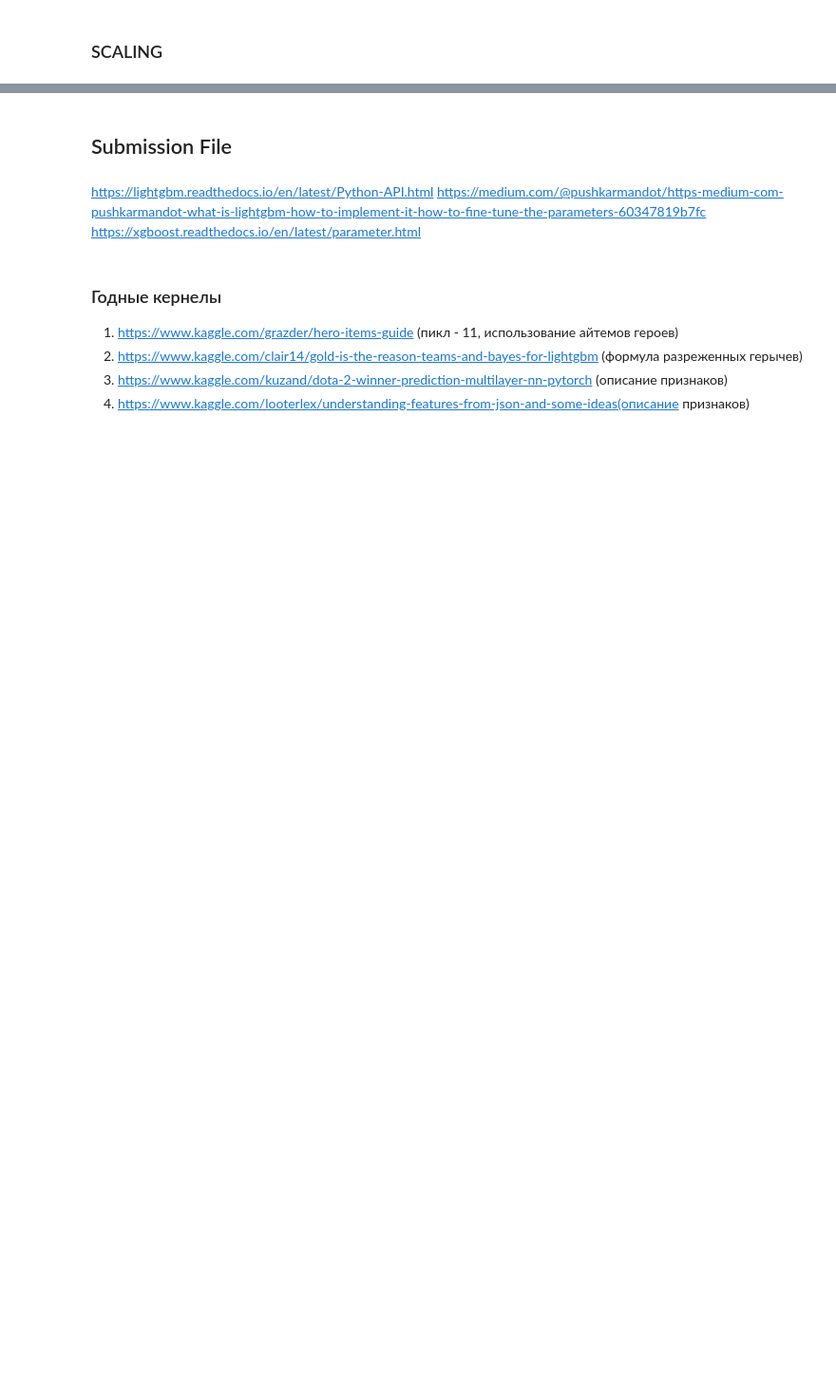
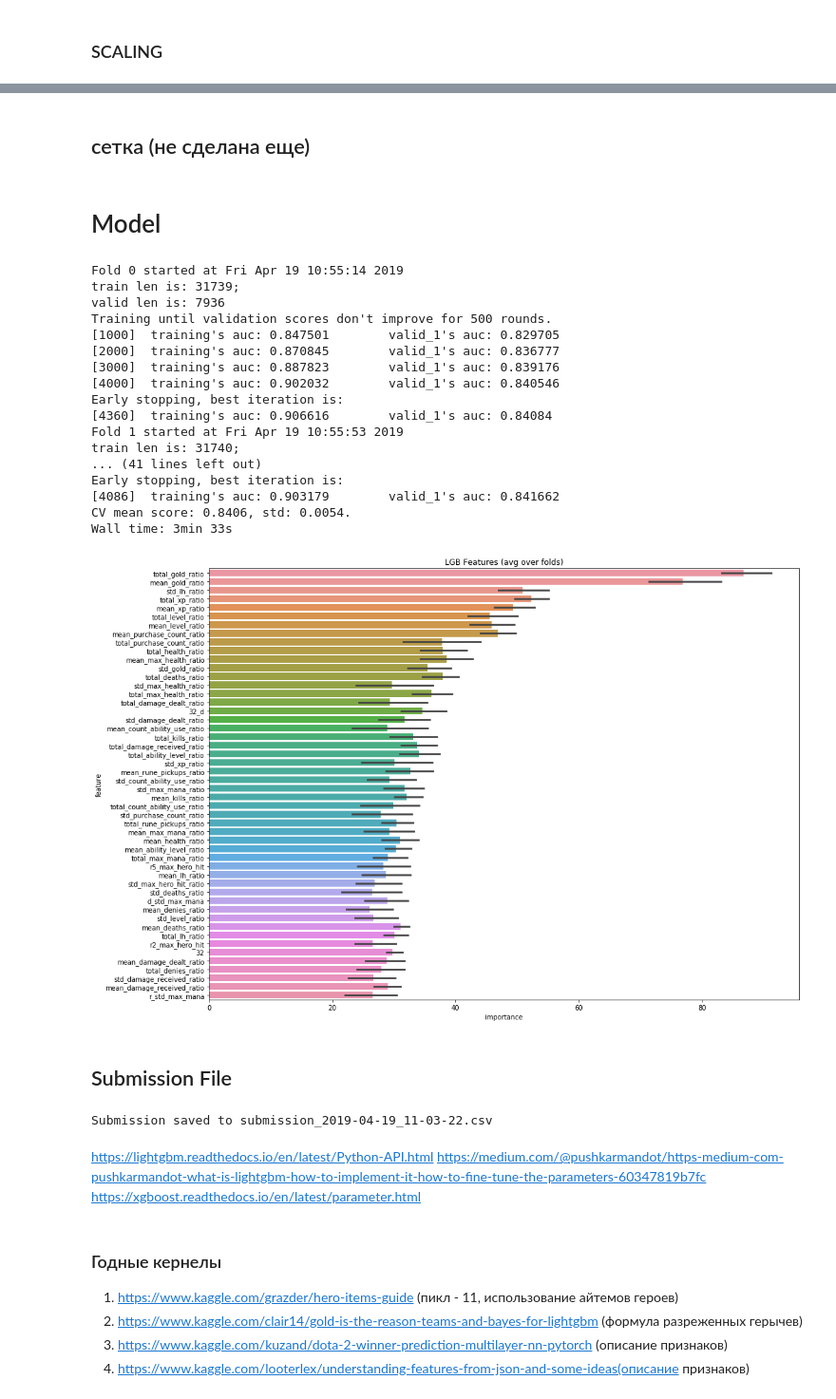
Before and after one commit to sharkzeeh/dota2, a Jupyter notebook: OOF.ipynb, the cells around one changed output, grey strips where cells are left out. Shown at 95% size. Drawn from its saved outputs; the diff is of its cells as text; code cells hidden in the pictures; blank space fills up the shorter version.

```diff
--- a/OOF.ipynb
+++ b/OOF.ipynb
@@ -575,7 +579,7 @@ def DataFrameWithNewFeatures(df):
     df_copy.fillna(value = 0, inplace =True)
     df_copy.replace(to_replace=[np.inf, -np.inf], value = 0, inplace = True)
 
-    #df_copy.index.name = ['match_id_hash']
+    df_copy.index.name = 'match_id_hash'
 
     return df_copy
 # %%
@@ -681,0 +721,2 @@ y = target['radiant_win']
+# %% [markdown]
+## сетка (не сделана еще)
@@ -682,7 +746,28 @@ y = target['radiant_win']
+# %% [markdown]
+# Model
 # %%
 %%time
 X = train_new_scaled.reset_index(drop=True)
 #X_test = test_new_scaled.copy().reset_index(drop=True)
 X_test = test_new_scaled.reset_index(drop=True)
 
-oof_lgb, prediction_lgb, scores = train_model(X, X_test, y, params=params, folds=folds, model_type='lgb', plot_feature_importance=True)
+oof_lgb, prediction_lgb, scores = train_model(X, X_test, y, params=params2, folds=folds, model_type='lgb', plot_feature_importance=True)
+# %% [output]
+Fold 0 started at Fri Apr 19 10:55:14 2019
+train len is: 31739;
+valid len is: 7936
+Training until validation scores don't improve for 500 rounds.
+[1000]  training's auc: 0.847501        valid_1's auc: 0.829705
+[2000]  training's auc: 0.870845        valid_1's auc: 0.836777
+[3000]  training's auc: 0.887823        valid_1's auc: 0.839176
+[4000]  training's auc: 0.902032        valid_1's auc: 0.840546
+Early stopping, best iteration is:
+[4360]  training's auc: 0.906616        valid_1's auc: 0.84084
+Fold 1 started at Fri Apr 19 10:55:53 2019
+train len is: 31740;
+... (41 lines left out)
+Early stopping, best iteration is:
+[4086]  training's auc: 0.903179        valid_1's auc: 0.841662
+CV mean score: 0.8406, std: 0.0054.
+Wall time: 3min 33s
+[figure, added]
@@ -696,3 +783,5 @@ submission_filename = 'submission_{}.csv'.format(
     datetime.datetime.now().strftime('%Y-%m-%d_%H-%M-%S'))
 df_submission.to_csv(submission_filename)
 print('Submission saved to {}'.format(submission_filename))
+# %% [output]
+Submission saved to submission_2019-04-19_11-03-22.csv
```
Also changed, not shown: parts of 19 cells of this notebook.
